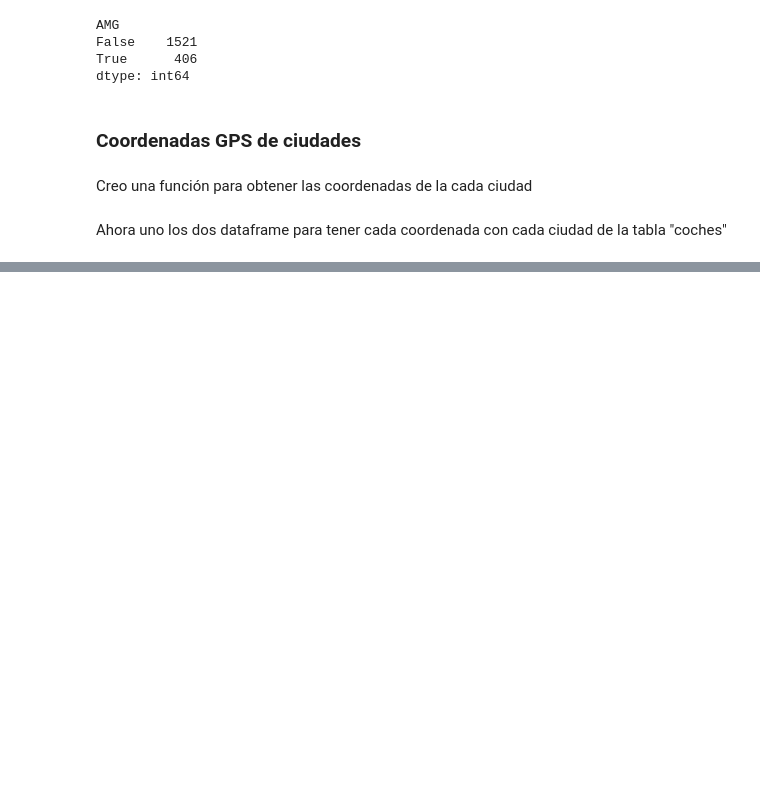
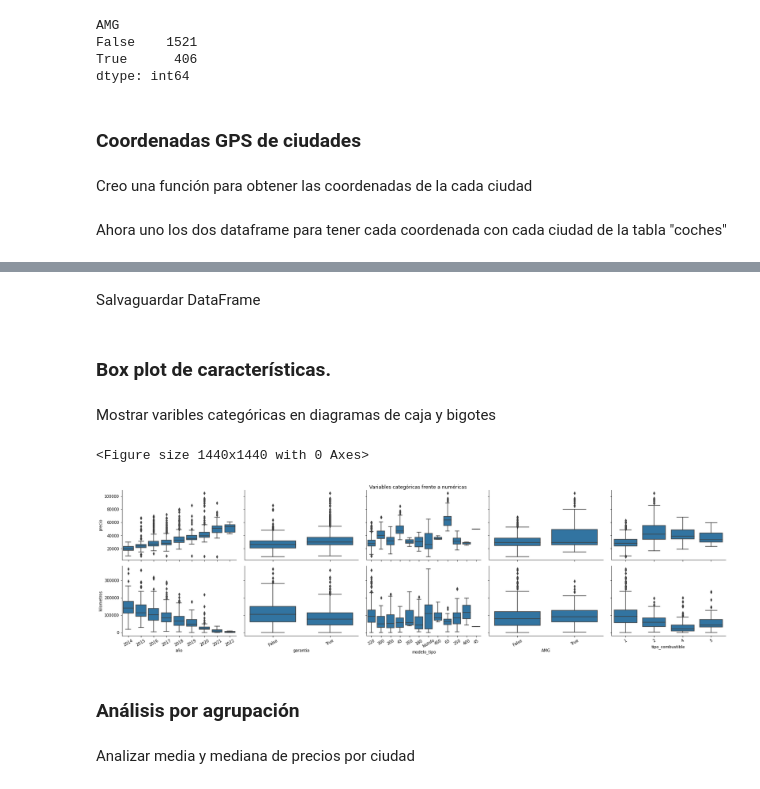
Before and after one commit to JAlonMor/Webscraping, a Jupyter notebook: EDA_coches.ipynb, the cells around one changed output, grey strips where cells are left out. Cells and saved outputs as stored; diff of their text form; code cells hidden in the pictures; blank space fills up the shorter version.

```diff
--- a/EDA_coches.ipynb
+++ b/EDA_coches.ipynb
@@ -298,0 +303,10 @@ coches.head()
+# %%
+def norm_z(columna):
+  '''
+  Get the Z transformation from a given column
+  '''
+
+  z = (coches[columna] - coches[columna].mean() / coches[columna].std())
+  return z
+# %%
+coches['z_kilometros'] = norm_z('kilometros')
@@ -298,0 +317,5 @@ coches.head()
+# %%
+from datetime import datetime
+
+now = datetime.now().year
+coches['años'] = now - coches['año']
@@ -298,0 +331,9 @@ coches.head()
+# %%
+# Usar dummies variables para generar las columnas binarias
+# Eliminamos primera columna "combustible_1", por lo que si el resto valen 0, quiere decir que se trata de
+# coche con combustible tipo 1 (diésel)
+coches['tipo_combustible'] = coches['combustible']
+coches['modelo_tipo'] = coches['tipo']
+coches = pd.get_dummies(coches, prefix = 'combustible', columns = ['combustible'], drop_first = True)
+coches = pd.get_dummies(coches, prefix = 'tipo', columns = ['tipo'], drop_first = True)
+coches.sample(1)
@@ -298,0 +344,2 @@ coches.head()
+# %% [markdown]
+Salvaguardar DataFrame
@@ -298,0 +348,29 @@ coches.head()
+# %% [markdown]
+### Box plot de características.
+# %% [markdown]
+Mostrar varibles categóricas en diagramas de caja y bigotes
+# %%
+# Function from the example of the course. (Thaks to the author).
+# Codigo utilizado durante la formación recibida por "Udacity"
+def boxgrid(x, y, **kwargs):
+    """ Quick hack for creating box plots with seaborn's PairGrid. """
+    default_color = sns.color_palette()[0]
+    sns.boxplot(x, y, color = default_color)
+    plt.xticks(rotation = 30)
+
+# Plotting the graph
+plt.figure(figsize = [20, 20])
+g = sns.PairGrid(data = coches, y_vars = ['precio', 'kilometros'],
+                x_vars = ['año', 'garantia', 'modelo_tipo', 'AMG', 'tipo_combustible'], height = 3, aspect = 1.5)
+
+g.fig.subplots_adjust(top=0.95)
+g.fig.suptitle('Variables categóricas frente a numéricas')
+g.map(boxgrid)
+plt.show();
+# %% [output]
+<Figure size 1440x1440 with 0 Axes>
+[figure, added]
+# %% [markdown]
+### Análisis por agrupación
+# %% [markdown]
+Analizar media y mediana de precios por ciudad
```
Also changed, not shown: parts of 22 cells of this notebook.
